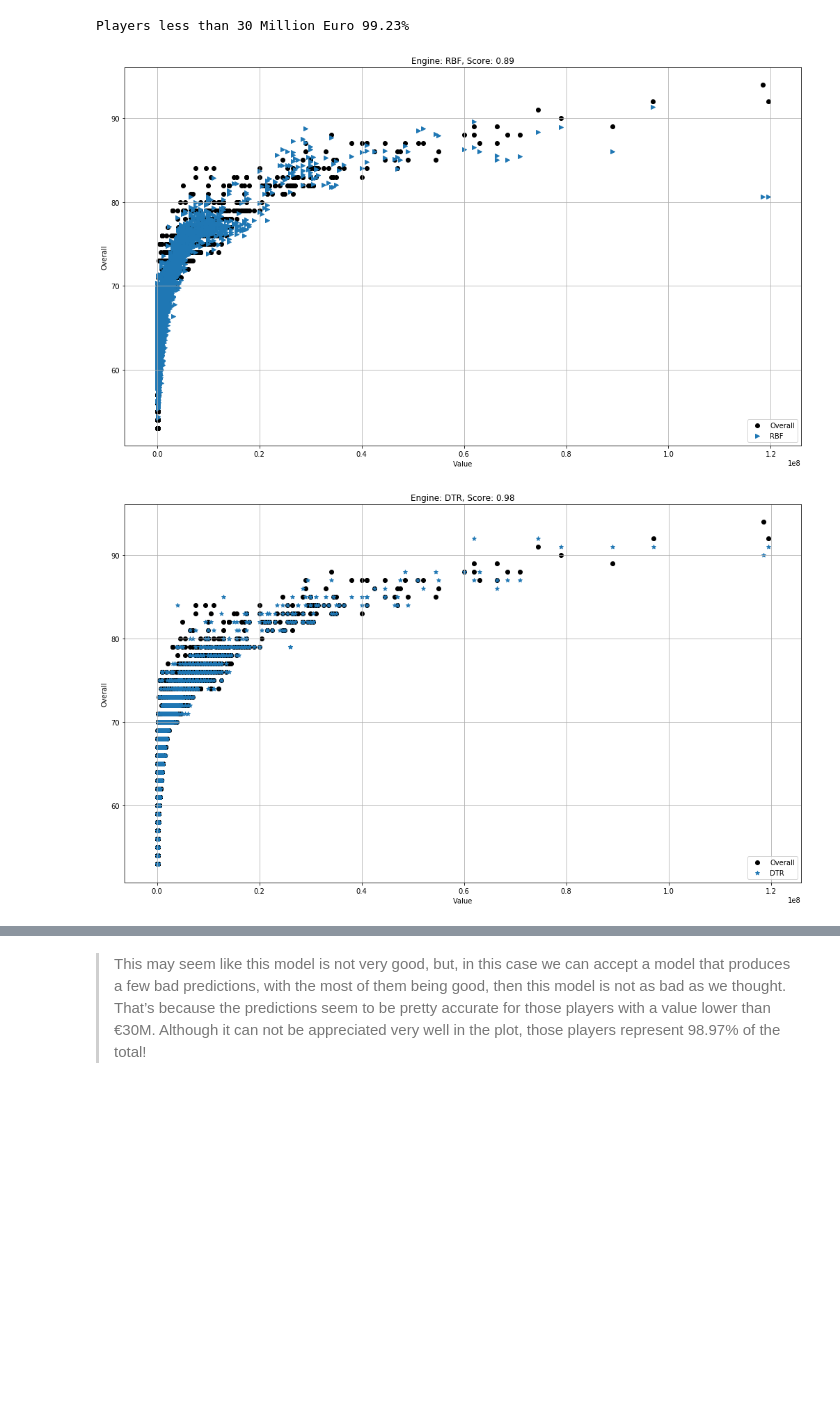
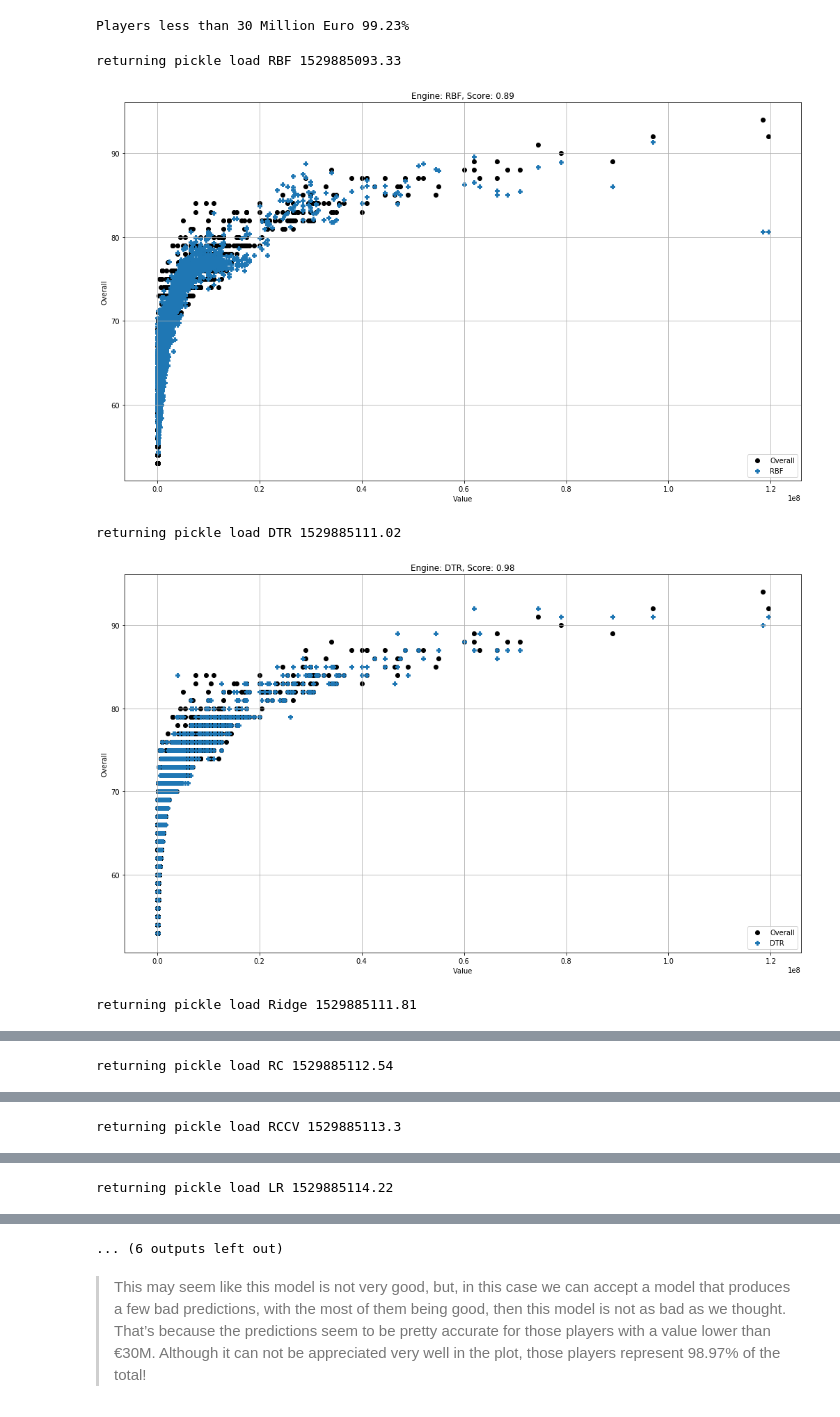
Before and after one commit to saidsef/ff18, a Jupyter notebook: ff18-ml.ipynb, the cells around one changed output, grey strips where cells are left out. Cells and saved outputs as stored; diff of their text form; code cells hidden in the pictures; blank space fills up the shorter version.

```diff
--- a/ff18-ml.ipynb
+++ b/ff18-ml.ipynb
@@ -155,6 +152,23 @@ ytest = test[['Overall']]
 print("Players less than 30 Million Euro {:.2f}%".format(test.loc[test.ValueNum <= 30000000].ValueNum.count().astype('float') / test.ValueNum.count().astype('float') * 100))
 # %% [output]
 Players less than 30 Million Euro 99.23%
+# %%
+def pickeling(name, engine):
+    pickle.HIGHEST_PROTOCOL
+    f = "./pkl/{}.pickle".format(name).lower()
+    if os.path.isfile(f):
+        p = open(f, "rb")
+        print("returning pickle load {} {}".format(name, time()))
+        return pickle.load(p)
+    else:
+        print("building clf {} {}".format(name, time()))
+        clf = make_pipeline(StandardScaler(), FunctionTransformer(add_squared_col), engine)
+        with open(f, "wb") as d:
+            pickle.dump(clf, d)
+            d.flush()
+            d.close()
+        sleep(5)
+    pickeling(name, engine)
 # %%
 # Be patient this might take few minutes ;)
 # Support Vector Regression - RBF (radial basis function)
@@ -167,33 +181,38 @@ engines  = [('RBF', svm.SVR(kernel='rbf', gamma=1e-3, C=100, epsilon=0.1)),
            ('Ridge', Ridge()),
            ('RC', RidgeClassifier()),
            ('RCCV', RidgeClassifierCV()),
            ('LR', LinearRegression(normalize=True)),
            ('PAC', PassiveAggressiveClassifier()),
            ('PAR', PassiveAggressiveRegressor()),
            ('HR', HuberRegressor(alpha=1.3, epsilon=4.4, tol=1e-4))]
 for name, engine in engines:
-    clf = make_pipeline(StandardScaler(), FunctionTransformer(add_squared_col), engine)
+#     clf = make_pipeline(StandardScaler(), FunctionTransformer(add_squared_col), engine)
+    clf = pickeling(name,engine)
     clf.fit(xtrain, ytrain.values.ravel())
     ypred = clf.predict(xtest)
 
     results.append({"Engine": name, "Mean squared error": mean_squared_error(ytest, ypred),
          "Variance core": r2_score(ytest, ypred), "Accuracy score": clf.score(xtest, ytest),
           "predict": ypred})
 
     plt.figure(figsize=(18, 10))
     plt.scatter(xtest['ValueNum'], ytest['Overall'], linewidth=1, color='black')
     plt.scatter(xtest['ValueNum'], ypred, linewidth=1, label=name, marker=random.choice(marker))
     plt.xlabel("Value")
     plt.ylabel("Overall")
     plt.legend(loc='lower right')
     plt.grid(True)
     plt.title("Engine: {}, Score: {:.2f}".format(results[i]['Engine'], results[i]['Accuracy score']))
     #plt.text(2, 0.65, str(results[i]), fontsize=16)
     plt.subplots_adjust(left=0.15)
     plt.draw()
     plt.show()
     i += 1
 # %% [output]
+returning pickle load RBF 1529885093.33
 [figure]
+returning pickle load DTR 1529885111.02
-[figure, old version]
+[figure, new version]
+returning pickle load Ridge 1529885111.81
 [figure]
+returning pickle load RC 1529885112.54
@@ -201,2 +220,4 @@ for name, engine in engines:
+returning pickle load RCCV 1529885113.3
 [figure]
+returning pickle load LR 1529885114.22
 [figure]
@@ -206,3 +224,4 @@ for name, engine in engines:
+... (6 outputs left out)
 # %% [markdown]
 >This may seem like this model is not very good, but, in this case we can accept a model that produces a few bad predictions, with the most of them being good, then this model is not as bad as we thought. That’s because the predictions seem to be pretty accurate for those players with a value lower than €30M. Although it can not be appreciated very well in the plot, those players represent 98.97% of the total!
 # %%
```
Also changed, not shown: parts of 8 cells of this notebook.
